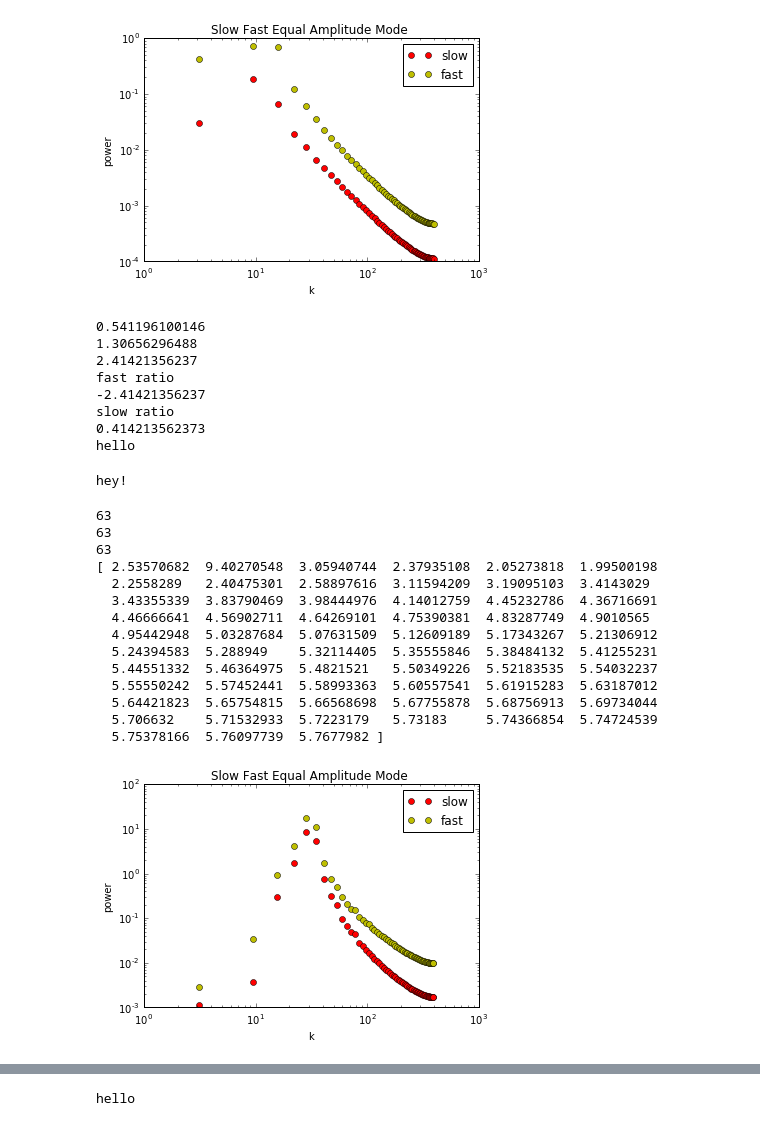
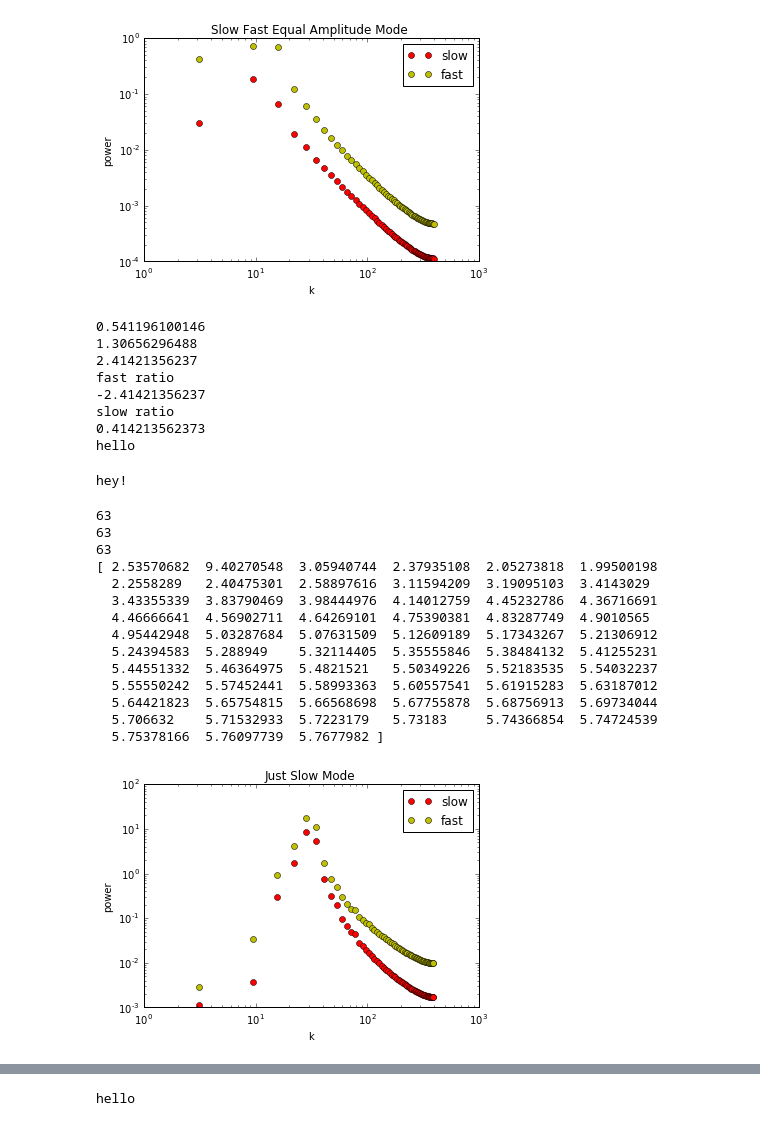
Before and after one commit to DSeligman/MHD_mode_decomposition, a Jupyter notebook: MODE_decomposition_tests.ipynb, the cells around one changed output, grey strips where cells are left out. Drawn from its saved outputs; the diff is of its cells as text; code cells hidden in the pictures.

```diff
--- a/MODE_decomposition_tests.ipynb
+++ b/MODE_decomposition_tests.ipynb
@@ -449,6 +413,7 @@ hey!
    4.22818288   4.22608233   4.22635065]
 [figure]
 # %%
+#just the fast
 # new mixed slow fast mode test based on Jono's notes
 beta=1.;
 NN=5.
@@ -494,32 +459,32 @@ print fastVIso/slowVIso
 plt.loglog(kgridG,slowVIso,'ro',label='slow')
 plt.loglog(kgridG,fastVIso,'yo',label='fast')
 plt.legend()
 plt.xlabel('k')
 plt.ylabel('power')
-plt.title('Slow Fast Equal Amplitude Mode ')
+plt.title('Just Slow Mode ')
 plt.savefig('slowfast_equal.pdf')
 # %% [output]
 0.541196100146
 1.30656296488
 2.41421356237
 fast ratio
 -2.41421356237
 slow ratio
 0.414213562373
 hello
 hey!
 63
 63
 63
 [ 2.53570682  9.40270548  3.05940744  2.37935108  2.05273818  1.99500198
   2.2558289   2.40475301  2.58897616  3.11594209  3.19095103  3.4143029
   3.43355339  3.83790469  3.98444976  4.14012759  4.45232786  4.36716691
   4.46666641  4.56902711  4.64269101  4.75390381  4.83287749  4.9010565
   4.95442948  5.03287684  5.07631509  5.12609189  5.17343267  5.21306912
   5.24394583  5.288949    5.32114405  5.35555846  5.38484132  5.41255231
   5.44551332  5.46364975  5.4821521   5.50349226  5.52183535  5.54032237
   5.55550242  5.57452441  5.58993363  5.60557541  5.61915283  5.63187012
   5.64421823  5.65754815  5.66568698  5.67755878  5.68756913  5.69734044
   5.706632    5.71532933  5.7223179   5.73183     5.74366854  5.74724539
   5.75378166  5.76097739  5.7677982 ]
-[figure, old version]
+[figure, new version]
```
Also changed, not shown: parts of 2 cells of this notebook.
